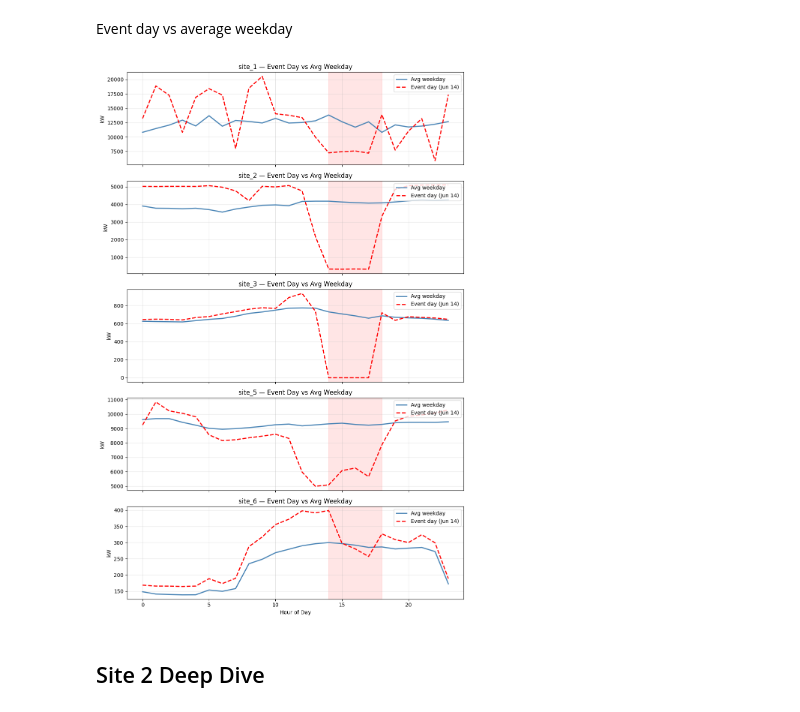
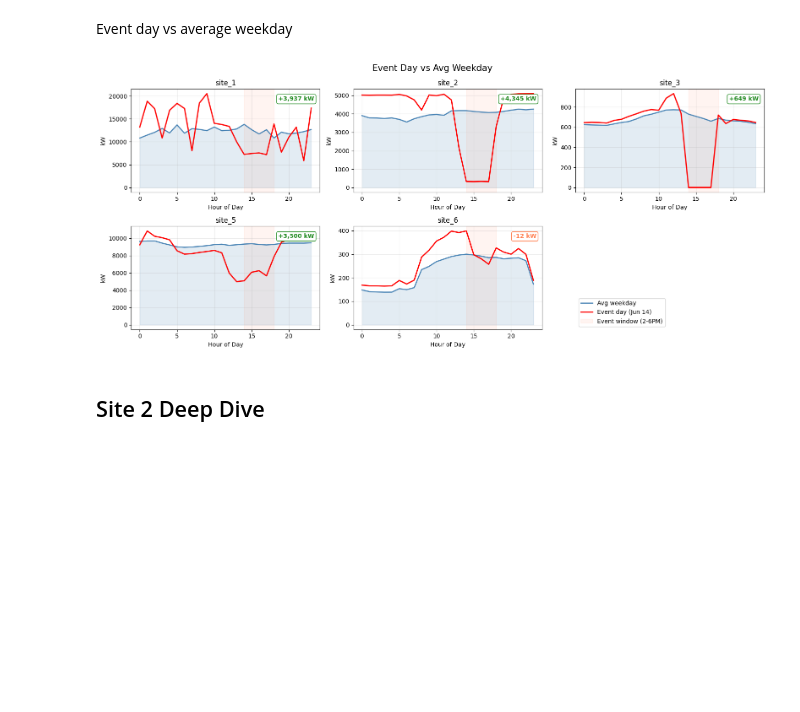
Before and after one commit to RuiyanH/Demand_Response_Case_Study, a Jupyter notebook: analysis.ipynb, the cells around one changed output. Saved outputs shown, nothing was run; the diff lists cells and outputs as text; code cells hidden in the pictures; blank space fills up the shorter version.

Commit message:
changed figure ratio; presentation updated

```diff
--- a/analysis.ipynb
+++ b/analysis.ipynb
@@ -203,40 +203,55 @@ Site 2 Anomaly: unusually large weekday ratio. Possibly due to off-days, outages
 # %% [markdown]
 Event day vs average weekday
 # %%
-fig, axes = plt.subplots(len(sites), 1, figsize=(10, 3 * len(sites)), sharex=True)
+fig, axes = plt.subplots(2, 3, figsize=(16, 7))
+axes = axes.flatten()
+
+fig.suptitle("Event Day vs Avg Weekday",
+             fontsize=15)
+
+event_date = start.normalize()
 
 for ax, site in zip(axes, sites):
     df = all_data[site].copy()
     df["hour"] = df["timestamp"].dt.hour
 
     weekday_profile = df[df["timestamp"].dt.weekday < 5].groupby("hour")["load_kw"].mean()
 
     event_day = df[
-        (df["timestamp"] >= start) &
-        (df["timestamp"] < end + pd.Timedelta(days=1))
+        (df["timestamp"] >= event_date) &
+        (df["timestamp"] < event_date + pd.Timedelta(days=1))
     ]
 
-    ax.plot(weekday_profile.index,
-            weekday_profile.values,
-            label="Avg weekday",
-            linewidth=2,
-            color="steelblue")
-    ax.plot(event_day["hour"].values,
-            event_day["load_kw"].values,
-            label="Event Day (Jun 14)",
-            linewidth=2, color="red",
-            linestyle="--")
-    ax.axvspan(14, 18, color="red", alpha=0.1)
+    ax.fill_between(weekday_profile.index, weekday_profile.values,
+                     alpha=0.15, color="steelblue")
+    ax.plot(weekday_profile.index, weekday_profile.values,
+            label="Avg weekday", linewidth=1.8, color="steelblue")
+    ax.plot(event_day["hour"].values, event_day["load_kw"].values,
+            label="Event day (Jun 14)", linewidth=2, color="red")
+
+    ax.axvspan(14, 18, color="coral", alpha=0.08, label="Event window (2-6PM)")
+
+    perf = perf_10of10.get(site, 0)
+    badge = f"+{perf:,.0f} kW" if perf >= 0 else f"{perf:,.0f} kW"
+    color = "forestgreen" if perf > 0 else "coral"
+    ax.text(0.97, 0.93, badge, transform=ax.transAxes,
+            fontweight="bold", color=color, ha="right", va="top",
+            bbox=dict(boxstyle="round,pad=0.3", fc="white", ec=color))
+
+    ax.set_title(site)
     ax.set_ylabel("kW")
-    ax.set_title(f"{site} — Event Day vs Avg Weekday")
-    ax.legend(loc="upper right")
-    ax.grid(True, alpha=0.3)
+    ax.set_xlabel("Hour of Day")
+    ax.grid(True, alpha=0.25)
 
-axes[-1].set_xlabel("Hour of Day")
+
+handles, labels = axes[0].get_legend_handles_labels()
+axes[-1].axis("off")
+axes[-1].legend(handles, labels, loc="lower left")
+
 plt.tight_layout()
 plt.show()
 # %% [output]
-[figure, old version]
+[figure, new version]
 # %% [markdown]
 ## Site 2 Deep Dive
 # %%
```
Also changed, not shown: 3 other files.
